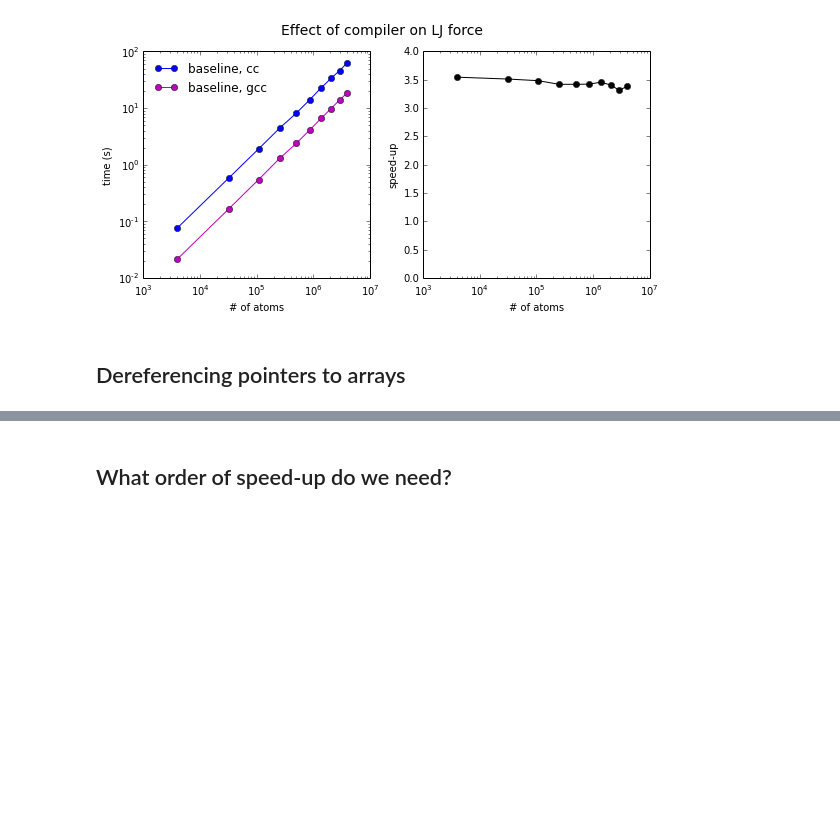
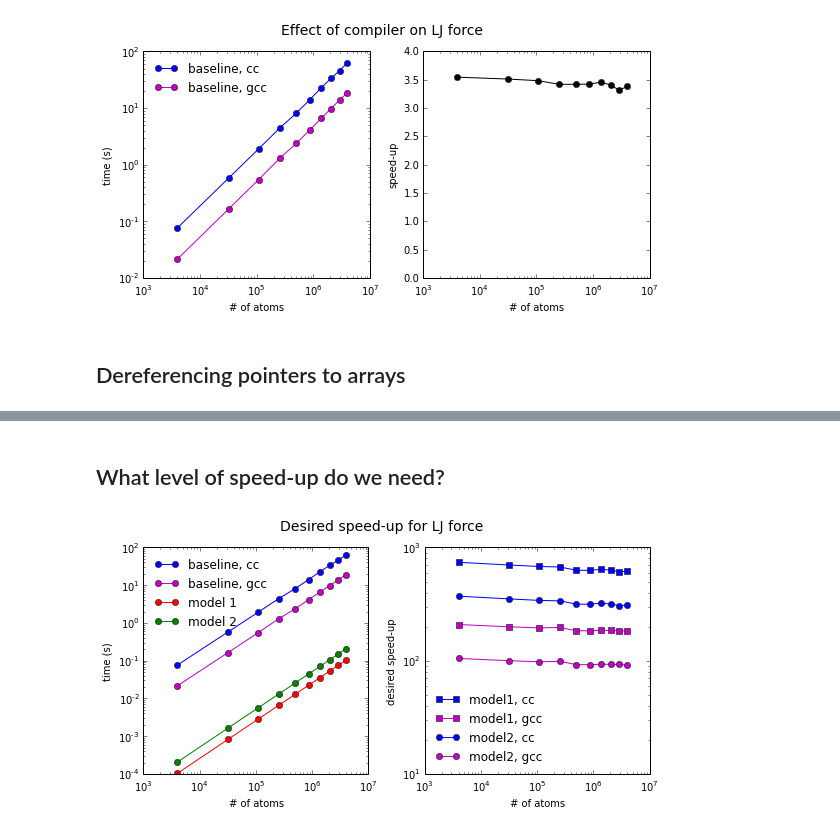
Before and after one commit to shigh/CoMD, a Jupyter notebook: plots.ipynb, the cells around one changed output, grey strips where cells are left out. Saved outputs shown, nothing was run; the diff lists cells and outputs as text; code cells hidden in the pictures; blank space fills up the shorter version.

```diff
--- a/plots.ipynb
+++ b/plots.ipynb
@@ -219,3 +220,36 @@ fig.savefig('figs/modified_forceLJ.pdf', dpi=200)
 # %% [markdown]
-What order of speed-up do we need?
+What level of speed-up do we need?
 ---------------------------------
+# %%
+# Plot
+fig = plt.figure(figsize=(8.0, 4.25))
+fig.suptitle("Desired speed-up for LJ force", fontsize=14)
+gs = gridspec.GridSpec(1, 2)
+ax1 = plt.subplot(gs[0, 0])
+ax2 = plt.subplot(gs[0, 1])
+
+ax1.loglog(cc_natoms, cc_force, 'o-b', label='baseline, cc')
+ax1.loglog(gcc_natoms, gcc_force, 'o-m', label='baseline, gcc')
+ax1.loglog(cc_natoms, model1, 'o-r', label='model 1')
+ax1.loglog(cc_natoms, model2, 'o-g', label='model 2')
+ax1.set_xlim(1e3, 1e7)
+#ax1.set_ylim(1e-4, 1e3)
+ax1.legend(loc='upper left', frameon=False)
+ax1.set_xlabel("# of atoms")
+ax1.set_ylabel("time (s)")
+
+ax2.loglog(cc_natoms, cc_force / model1, 's-b', label='model1, cc')
+ax2.loglog(cc_natoms, gcc_force / model1, 's-m', label='model1, gcc')
+
+ax2.loglog(cc_natoms, cc_force / model2, 'o-b', label='model2, cc')
+ax2.loglog(cc_natoms, gcc_force / model2, 'o-m', label='model2, gcc')
+
+ax2.set_xlim(1e3, 1e7)
+ax2.legend(loc='lower left', frameon=False)
+ax2.set_xlabel("# of atoms")
+ax2.set_ylabel("desired speed-up")
+
+gs.tight_layout(fig, rect=[0, 0, 1, 0.95])
+fig.savefig('figs/futurework_forceLJ.pdf', dpi=200)
+# %% [output]
+[figure, added]
```
Also changed, not shown: parts of 1 cell of this notebook, 6 other files.
